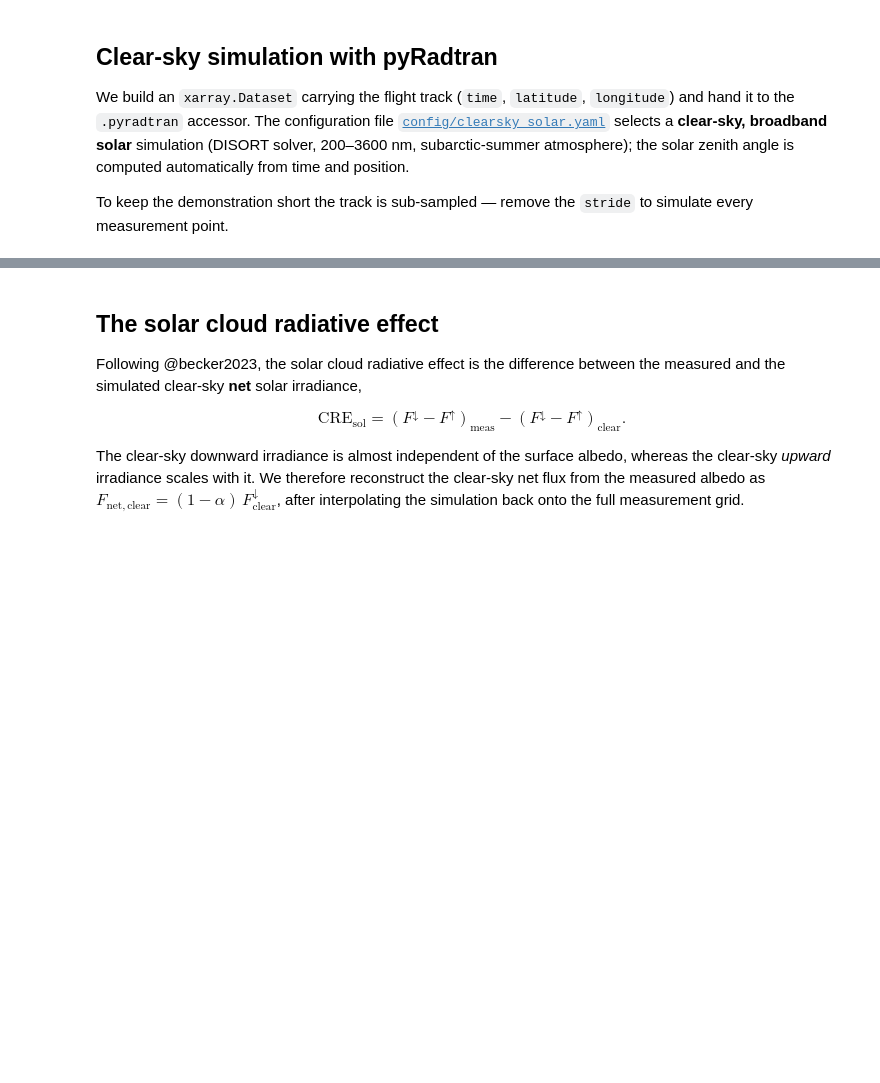
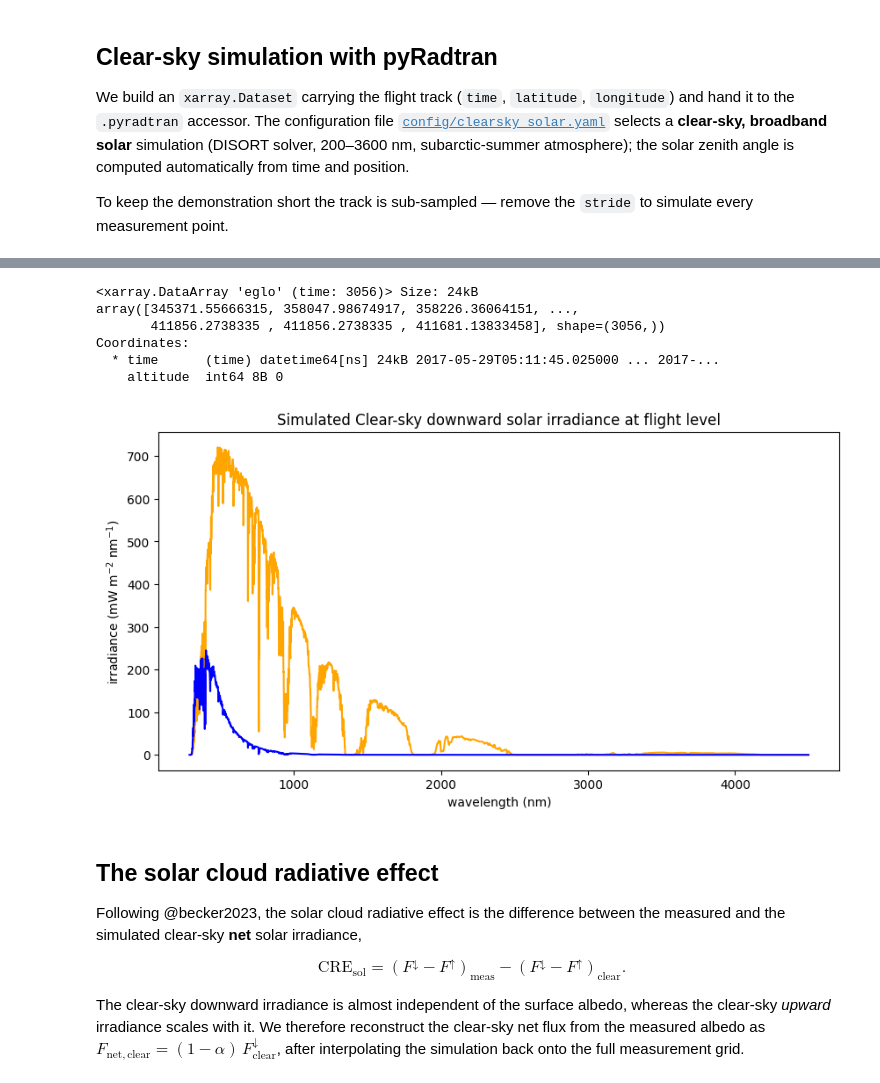
Before and after one commit to ac3-tr/ac3-book, a Jupyter notebook: book/example-notebooks/acloud_libradtran_solar_cre_example.ipynb, the cells around one changed output, grey strips where cells are left out. Drawn from its saved outputs; the diff is of its cells as text; code cells hidden in the pictures; blank space fills up the shorter version.

Commit message:
pyradtran fix; solar downward sim with twostr / reptran coarse

```diff
--- a/book/example-notebooks/acloud_libradtran_solar_cre_example.ipynb
+++ b/book/example-notebooks/acloud_libradtran_solar_cre_example.ipynb
@@ -82,0 +107,14 @@ obs
+# %%
+list_of_datasets = []
+
+for f in filenames:
+
+    try:
+        ds = xr.open_dataset(f, engine="netcdf4", group="P6").coarsen(Time=200, boundary="trim").mean() #resample to 0.1Hz (20Hz original data)
+        low_altitude_filter = ds["Alt"] < 100
+        list_of_datasets.append(ds.isel(Time=low_altitude_filter).swap_dims({"Time": "time"}))
+    except Exception as e:
+        print(f"Error opening {f}: {e}")
+        continue
+
+obs = xr.concat(list_of_datasets, dim="time").sortby("time")
@@ -103,17 +145,19 @@ We build an `xarray.Dataset` carrying the flight track (`time`, `latitude`, `lon
 
 To keep the demonstration short the track is sub-sampled &mdash; remove the `stride` to simulate every measurement point.
 # %%
-stride = 60   # sub-sample the high-rate track for a quick demo
 
 track = xr.Dataset(
     coords={
-        "time": obs["time"][::stride],
-        "latitude": ("time", np.asarray(obs["lat"][::stride])),
-        "longitude": ("time", np.asarray(obs["lon"][::stride])),
+        "time": obs["time"],
+        "latitude": ("time", np.asarray(obs["Lat"])),
+        "longitude": ("time", np.asarray(obs["Lon"])),
     }
-)
+).isel(time=slice(0, -1))
 
 # Run libRadtran along the track (requires uvspec + pyradtran)
+# logging.getLogger('pyradtran').setLevel(logging.DEBUG) this shows the full uvspec command line and output, which is useful for debugging
+
+# runs ~111 simulations (one for each time step) and saves the results to a netCDF file (took ~25 seconds on a laptop with 4 cores)
 sim = track.pyradtran.run(
     config_path=Path("config/clearsky_solar.yaml"),
     return_dataset=True,
@@ -122,5 +166,3 @@ sim = track.pyradtran.run(
 )
 
 # clear-sky global (direct + diffuse) downward solar irradiance at flight level
-F_dw_clear = sim["eglo"].squeeze()
-F_dw_clear
@@ -127,3 +175,23 @@ F_dw_clear
+# %%
+fig, ax = plt.subplots(figsize=(10, 5))
+sim['edir'].mean(dim='time').plot(label="direct", color="orange")
+sim['edn'].mean(dim='time').plot(label="diffuse", color="blue")
+
+ax.set_xlabel("wavelength (nm)")
+ax.set_ylabel("irradiance (mW m$^{-2}$ nm$^{-1}$)")
+ax.set_title("Simulated Clear-sky downward solar irradiance at flight level")
+
+sim_broadband = sim.integrate('wavelength')
+F_dw_clear = sim_broadband["eglo"].squeeze()
+F_dw_clear
+# %% [output]
+<xarray.DataArray 'eglo' (time: 3056)> Size: 24kB
+array([345371.55666315, 358047.98674917, 358226.36064151, ...,
+       411856.2738335 , 411856.2738335 , 411681.13833458], shape=(3056,))
+Coordinates:
+  * time      (time) datetime64[ns] 24kB 2017-05-29T05:11:45.025000 ... 2017-...
+    altitude  int64 8B 0
+[figure, added]
 # %% [markdown]
 ## The solar cloud radiative effect
 
```
Also changed, not shown: parts of 10 cells of this notebook, 1 other file.
